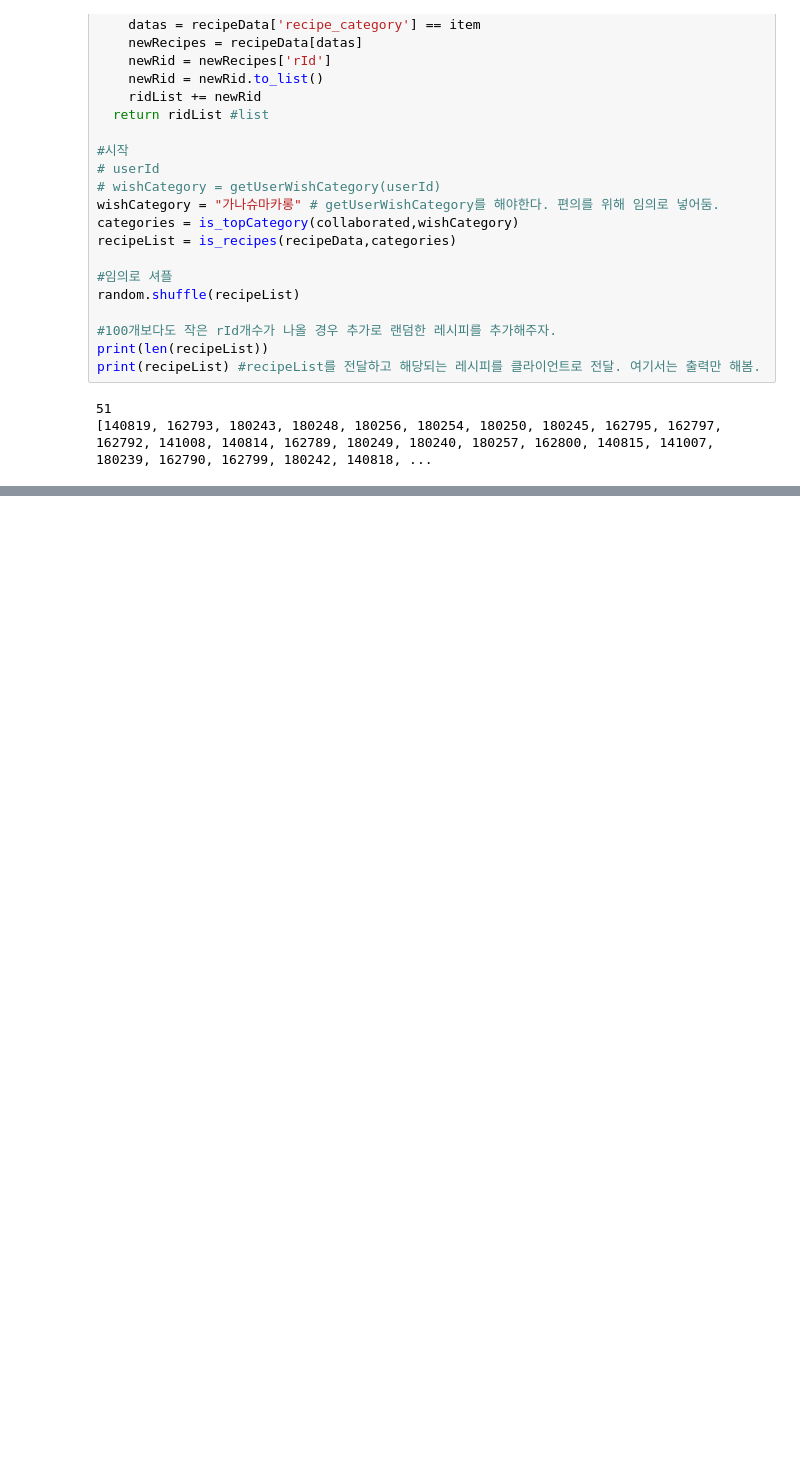
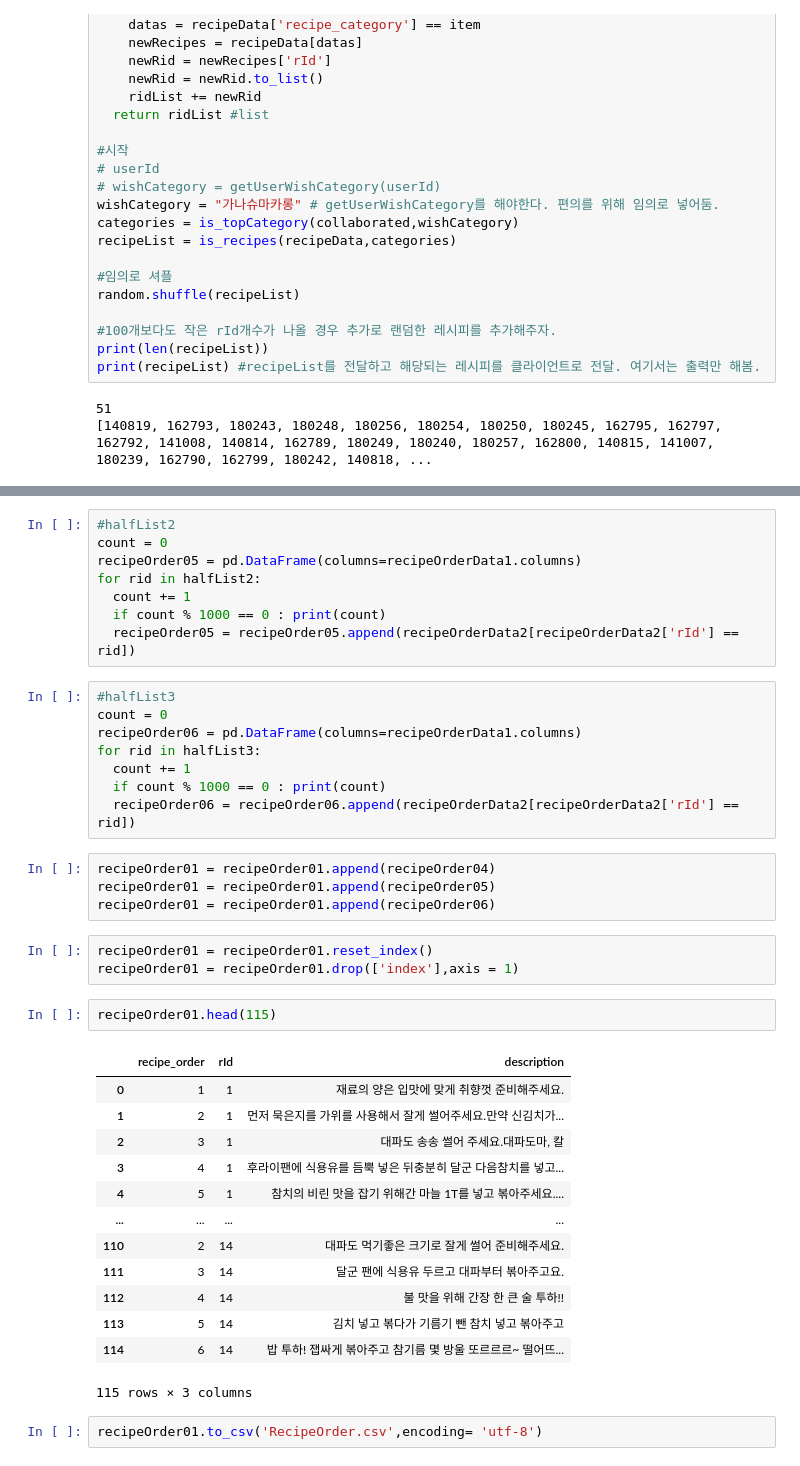
Before and after one commit to ahinkim/Recipick, a Jupyter notebook: Bigdata/bigdata/categoryML.ipynb, the cells around one changed output, grey strips where cells are left out. Drawn from its saved outputs; the diff is of its cells as text; blank space fills up the shorter version.

```diff
--- a/Bigdata/bigdata/categoryML.ipynb
+++ b/Bigdata/bigdata/categoryML.ipynb
@@ -501,0 +585,41 @@ print(recipeList) #recipeList를 전달하고 해당되는 레시피를 클라
+# %%
+#halfList2
+count = 0
+recipeOrder05 = pd.DataFrame(columns=recipeOrderData1.columns)
+for rid in halfList2:
+  count += 1
+  if count % 1000 == 0 : print(count)
+  recipeOrder05 = recipeOrder05.append(recipeOrderData2[recipeOrderData2['rId'] == rid])
+# %%
+#halfList3
+count = 0
+recipeOrder06 = pd.DataFrame(columns=recipeOrderData1.columns)
+for rid in halfList3:
+  count += 1
+  if count % 1000 == 0 : print(count)
+  recipeOrder06 = recipeOrder06.append(recipeOrderData2[recipeOrderData2['rId'] == rid])
+# %%
+recipeOrder01 = recipeOrder01.append(recipeOrder04)
+recipeOrder01 = recipeOrder01.append(recipeOrder05)
+recipeOrder01 = recipeOrder01.append(recipeOrder06)
+# %%
+recipeOrder01 = recipeOrder01.reset_index()
+recipeOrder01 = recipeOrder01.drop(['index'],axis = 1)
+# %%
+recipeOrder01.head(115)
+# %% [output]
+|  | recipe_order | rId | description |
+| 0 | 1 | 1 | 재료의 양은 입맛에 맞게 취향껏 준비해주세요. |
+| 1 | 2 | 1 | 먼저 묵은지를 가위를 사용해서 잘게 썰어주세요.만약 신김치가... |
+| 2 | 3 | 1 | 대파도 송송 썰어 주세요.대파도마, 칼 |
+| 3 | 4 | 1 | 후라이팬에 식용유를 듬뿍 넣은 뒤충분히 달군 다음참치를 넣고... |
+| 4 | 5 | 1 | 참치의 비린 맛을 잡기 위해간 마늘 1T를 넣고 볶아주세요.... |
+| ... | ... | ... | ... |
+| 110 | 2 | 14 | 대파도 먹기좋은 크기로 잘게 썰어 준비해주세요. |
+| 111 | 3 | 14 | 달군 팬에 식용유 두르고 대파부터 볶아주고요. |
+| 112 | 4 | 14 | 불 맛을 위해 간장 한 큰 술 투하!! |
+| 113 | 5 | 14 | 김치 넣고 볶다가 기름기 뺀 참치 넣고 볶아주고 |
+| 114 | 6 | 14 | 밥 투하! 잽싸게 볶아주고 참기름 몇 방울 또르르르~ 떨어뜨... |
+115 rows × 3 columns
+# %%
+recipeOrder01.to_csv('RecipeOrder.csv',encoding= 'utf-8')
```
Also changed, not shown: parts of 59 cells of this notebook, 1 other file.
